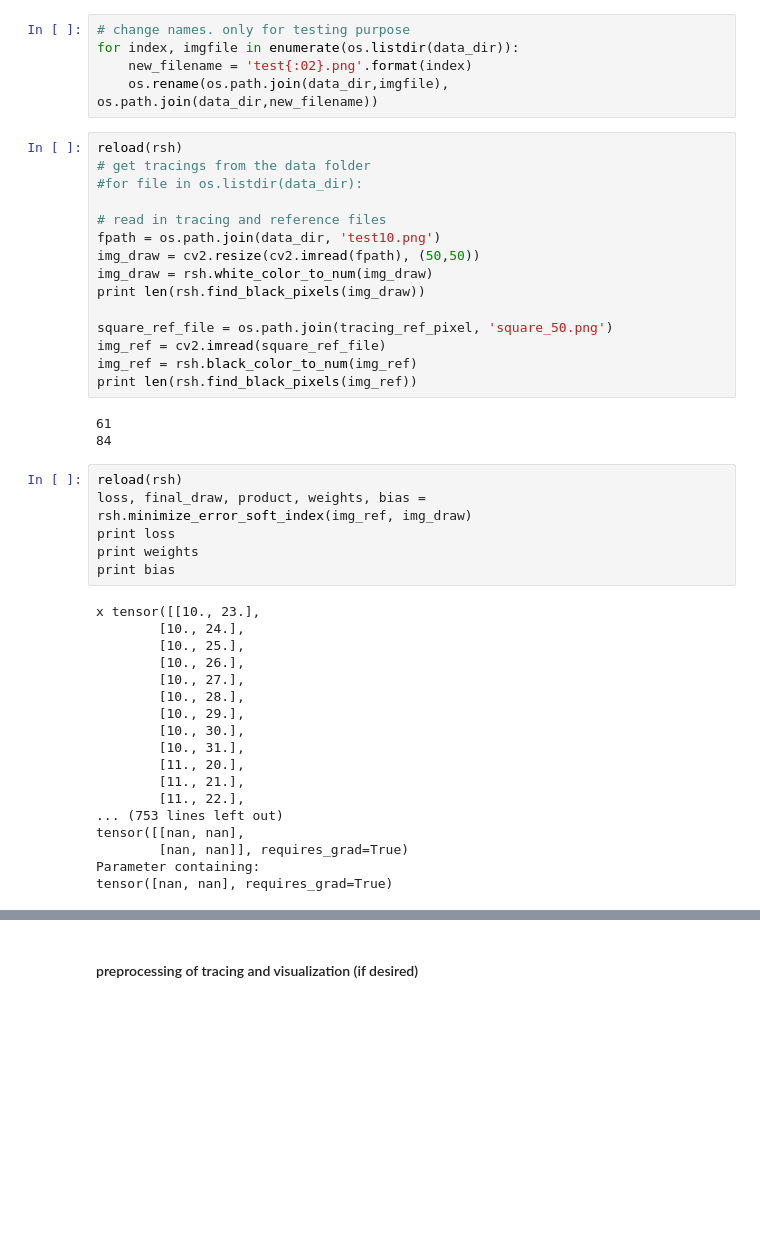
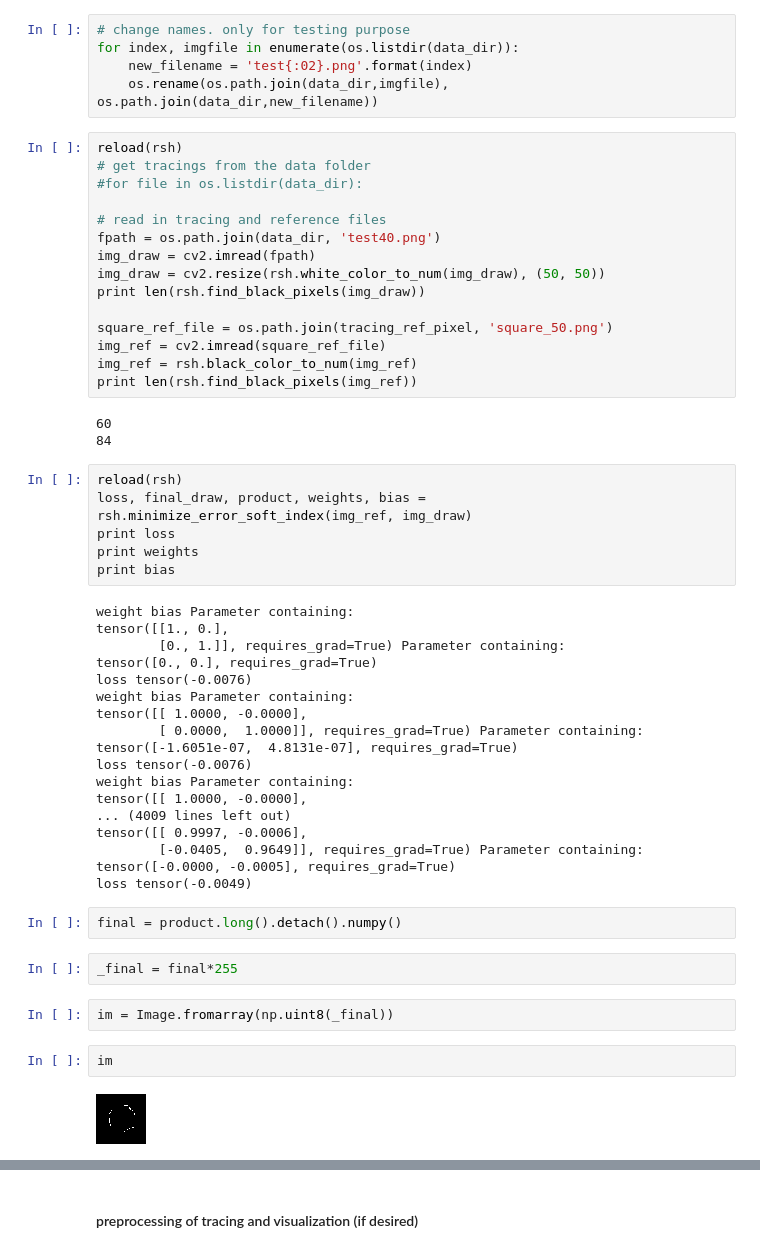
Before and after one commit to Renata1995/shapedraw, a Jupyter notebook: analysis/tracing/square_new_measure.ipynb, the cells around one changed output, grey strips where cells are left out. Saved outputs shown, nothing was run; the diff lists cells and outputs as text; blank space fills up the shorter version.

```diff
--- a/analysis/tracing/square_new_measure.ipynb
+++ b/analysis/tracing/square_new_measure.ipynb
@@ -99,9 +99,9 @@ reload(rsh)
 #for file in os.listdir(data_dir):
 
 # read in tracing and reference files
-fpath = os.path.join(data_dir, 'test10.png')
-img_draw = cv2.resize(cv2.imread(fpath), (50,50))
-img_draw = rsh.white_color_to_num(img_draw)
+fpath = os.path.join(data_dir, 'test40.png')
+img_draw = cv2.imread(fpath)
+img_draw = cv2.resize(rsh.white_color_to_num(img_draw), (50, 50))
 print len(rsh.find_black_pixels(img_draw))
 
 square_ref_file = os.path.join(tracing_ref_pixel, 'square_50.png')
@@ -109,7 +109,7 @@ img_ref = cv2.imread(square_ref_file)
 img_ref = rsh.black_color_to_num(img_ref)
 print len(rsh.find_black_pixels(img_ref))
 # %% [output]
-61
+60
 84
 # %%
 reload(rsh)
@@ -118,23 +118,33 @@ print loss
 print weights
 print bias
 # %% [output]
-x tensor([[10., 23.],
-        [10., 24.],
-        [10., 25.],
-        [10., 26.],
-        [10., 27.],
-        [10., 28.],
-        [10., 29.],
-        [10., 30.],
-        [10., 31.],
-        [11., 20.],
-        [11., 21.],
-        [11., 22.],
-... (753 lines left out)
-tensor([[nan, nan],
-        [nan, nan]], requires_grad=True)
-Parameter containing:
-tensor([nan, nan], requires_grad=True)
+weight bias Parameter containing:
+tensor([[1., 0.],
+        [0., 1.]], requires_grad=True) Parameter containing:
+tensor([0., 0.], requires_grad=True)
+loss tensor(-0.0076)
+weight bias Parameter containing:
+tensor([[ 1.0000, -0.0000],
+        [ 0.0000,  1.0000]], requires_grad=True) Parameter containing:
+tensor([-1.6051e-07,  4.8131e-07], requires_grad=True)
+loss tensor(-0.0076)
+weight bias Parameter containing:
+tensor([[ 1.0000, -0.0000],
+... (4009 lines left out)
+tensor([[ 0.9997, -0.0006],
+        [-0.0405,  0.9649]], requires_grad=True) Parameter containing:
+tensor([-0.0000, -0.0005], requires_grad=True)
+loss tensor(-0.0049)
+# %%
+final = product.long().detach().numpy()
+# %%
+_final = final*255
+# %%
+im = Image.fromarray(np.uint8(_final))
+# %%
+im
+# %% [output]
+[figure, added]
 # %%
 reload(rsh)
 # ref = np.array([[0,0,0,1,0,0,1], [0,0,0,1,0,0,1], [0,0,0,1,0,0,1], [0,0,0,1,0,0,1]])
```
Also changed, not shown: parts of 1 cell of this notebook, 1 other file.
